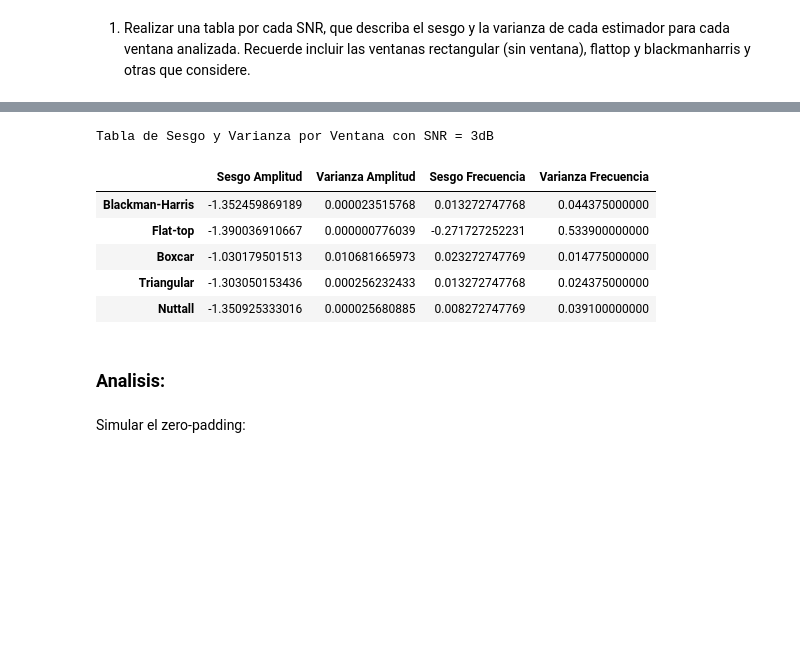
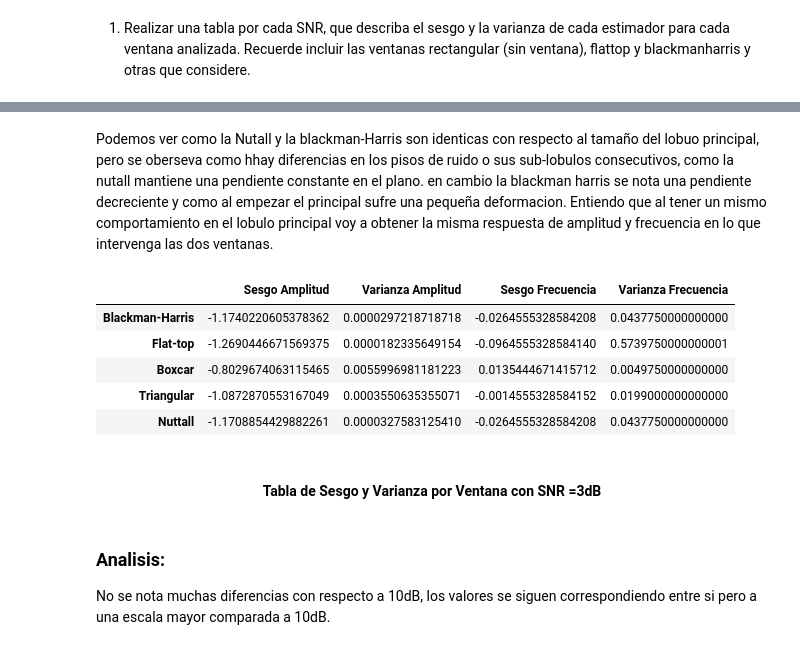
Before and after one commit to Joaquin11Sto/directorio_de_trabajo, a Jupyter notebook: TS4.ipynb, the cells around one changed output, grey strips where cells are left out. Saved outputs shown, nothing was run; the diff lists cells and outputs as text; code cells hidden in the pictures; blank space fills up the shorter version.

Commit message:
Cambio hecho el dia de pascua

```diff
--- a/TS4.ipynb
+++ b/TS4.ipynb
@@ -121,16 +128,16 @@ final_fft_9=1/N*np.fft.fft(ventaneo_9,axis=0)
 final_fft_10=1/N*np.fft.fft(ventaneo_10,axis=0)
 
 #Aplico el valor absoluta a la transformada
-final_BMH = np.abs(final_fft_1)**2
-final_FLT = np.abs(final_fft_2)**2
-final_BOX = np.abs(final_fft_3)**2
-final_TRA = np.abs(final_fft_4)**2
-final_NUT = np.abs(final_fft_5)**2
-final_BMH_2 = np.abs(final_fft_6)**2
-final_FLT_2 = np.abs(final_fft_7)**2
-final_BOX_2 = np.abs(final_fft_8)**2
-final_TRA_2 = np.abs(final_fft_9)**2
-final_NUT_2 = np.abs(final_fft_10)**2
+final_BMH = np.abs(final_fft_1)
+final_FLT = np.abs(final_fft_2)
+final_BOX = np.abs(final_fft_3)
+final_TRA = np.abs(final_fft_4)
+final_NUT = np.abs(final_fft_5)
+final_BMH_2 = np.abs(final_fft_6)
+final_FLT_2 = np.abs(final_fft_7)
+final_BOX_2 = np.abs(final_fft_8)
+final_TRA_2 = np.abs(final_fft_9)
+final_NUT_2 = np.abs(final_fft_10)
 # %%
 #Calculo de estimadores
 
@@ -268,22 +400,25 @@ Tabla de Sesgo y Varianza por Ventana con SNR =10dB
+# %% [markdown]
+Podemos ver como la Nutall y la blackman-Harris son identicas con respecto al tamaño del lobuo principal, pero se oberseva como hhay diferencias en los  pisos de ruido o sus sub-lobulos consecutivos, como la nutall mantiene una pendiente constante en el plano. en cambio  la blackman harris se nota una pendiente decreciente y como al empezar el principal sufre una pequeña deformacion.
+Entiendo que al tener un mismo comportamiento en el lobulo principal voy a obtener la misma respuesta de amplitud y frecuencia en lo que intervenga las dos  ventanas.
 # %%
 tabla = pd.DataFrame({
 "Sesgo Amplitud ": [sesgo_a_BHK_2, sesgo_a_FLT_2, sesgo_a_BOX_2, sesgo_a_TRA_2, sesgo_a_NUT_2],
 "Varianza Amplitud ":[varianza_a_BHK_2,varianza_a_FLT_2,varianza_a_BOX_2,varianza_a_TRA_2,varianza_a_NUT_2],
 "Sesgo Frecuencia":[sesgo_omega_BHK_2, sesgo_omega_FLT_2, sesgo_omega_BOX_2, sesgo_omega_TRA_2, sesgo_omega_NUT_2],
 "Varianza Frecuencia":[varianza_omega_BHK_2,varianza_omega_FLT_2,varianza_omega_BOX_2,varianza_omega_TRA_2,varianza_omega_NUT_2]
 }, index=["Blackman-Harris", "Flat-top", "Boxcar", "Triangular", "Nuttall"])
-tabla.style.set_caption("Tabla de Sesgo y Varianza por Ventana con SNR = 3dB") \
+tabla.style.set_caption("") \
     .format("{:.16f}") \
     .set_table_styles([{"selector": "caption", "props": [("font-size", "16px"), ("font-weight", "bold")]}])
 # %% [output]
-Tabla de Sesgo y Varianza por Ventana con SNR = 3dB
 |  | Sesgo Amplitud | Varianza Amplitud | Sesgo Frecuencia | Varianza Frecuencia |
-| Blackman-Harris | -1.352459869189 | 0.000023515768 | 0.013272747768 | 0.044375000000 |
-| Flat-top | -1.390036910667 | 0.000000776039 | -0.271727252231 | 0.533900000000 |
-| Boxcar | -1.030179501513 | 0.010681665973 | 0.023272747769 | 0.014775000000 |
-| Triangular | -1.303050153436 | 0.000256232433 | 0.013272747768 | 0.024375000000 |
-| Nuttall | -1.350925333016 | 0.000025680885 | 0.008272747769 | 0.039100000000 |
+| Blackman-Harris | -1.1740220605378362 | 0.0000297218718718 | -0.0264555328584208 | 0.0437750000000000 |
+| Flat-top | -1.2690446671569375 | 0.0000182335649154 | -0.0964555328584140 | 0.5739750000000001 |
+| Boxcar | -0.8029674063115465 | 0.0055996981181223 | 0.0135444671415712 | 0.0049750000000000 |
+| Triangular | -1.0872870553167049 | 0.0003550635355071 | -0.0014555328584152 | 0.0199000000000000 |
+| Nuttall | -1.1708854429882261 | 0.0000327583125410 | -0.0264555328584208 | 0.0437750000000000 |
+# %% [markdown]
+<h4 align="center">Tabla de Sesgo y Varianza por Ventana con SNR =3dB</h4>
 # %% [markdown]
 ### Analisis:
+No se nota muchas diferencias con respecto a 10dB, los valores se siguen correspondiendo entre si pero a una escala mayor comparada a 10dB.
-# %% [markdown]
-Simular el zero-padding:
```
Also changed, not shown: parts of 12 cells of this notebook, 3 other files.
